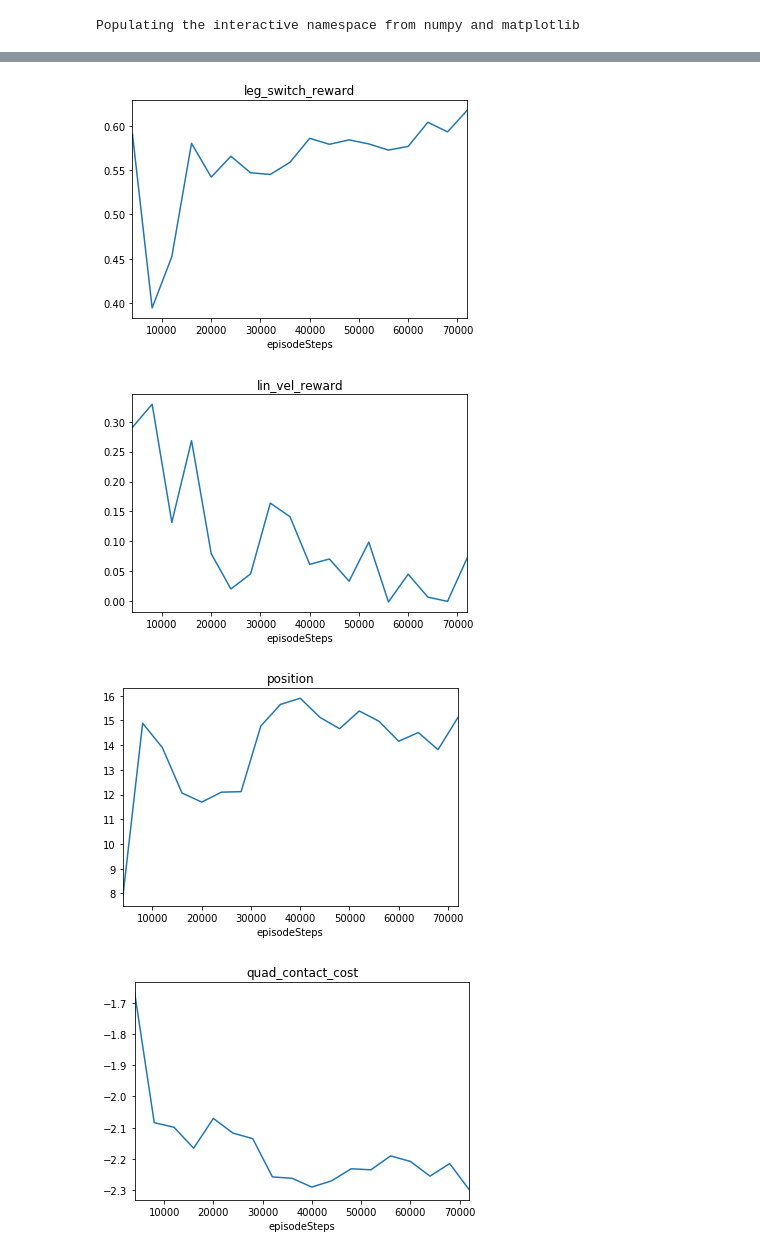
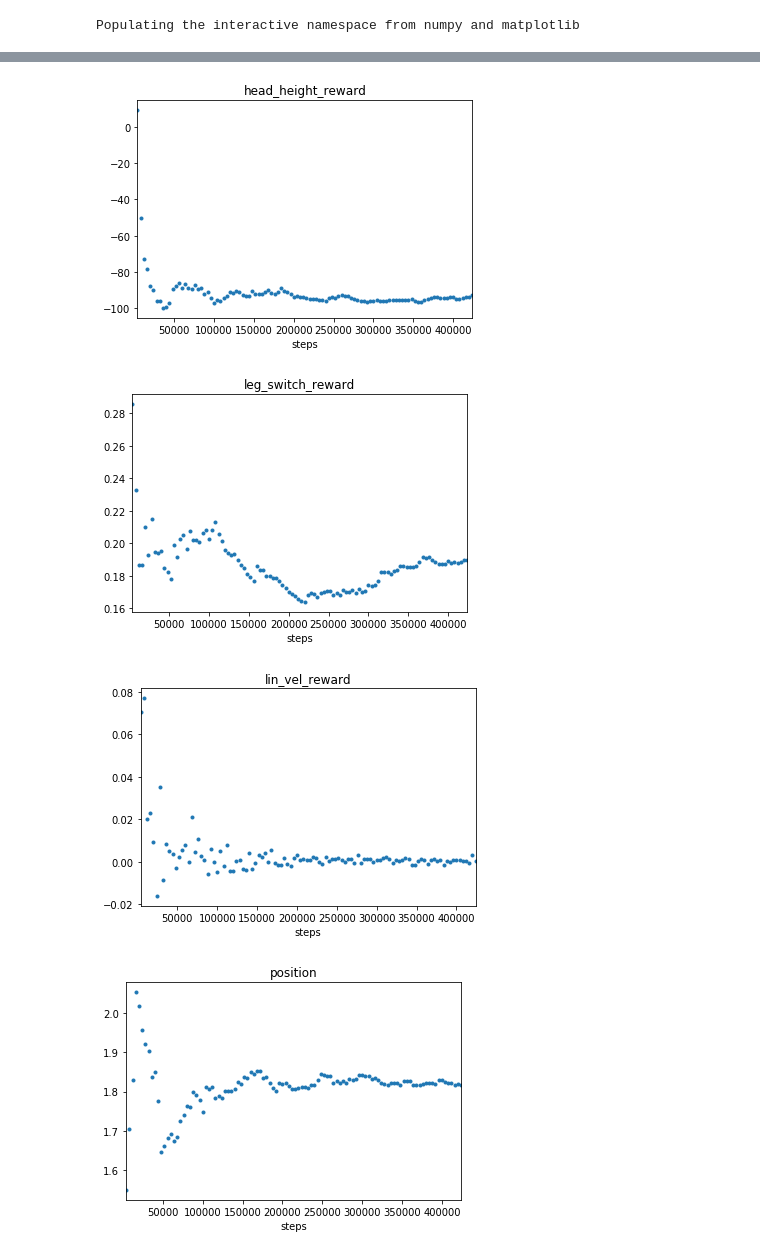
Before and after one commit to wassname/rl_2d_walker.js, a Jupyter notebook: scripts/view_log.ipynb, the cells around one changed output, grey strips where cells are left out. Cells and saved outputs as stored; diff of their text form; code cells hidden in the pictures.

```diff
--- a/scripts/view_log.ipynb
+++ b/scripts/view_log.ipynb
@@ -11,0 +8,3 @@ latest_log
+# %%
+latest_log = sorted(glob.glob('../outputs/*.log'))[-1]
+latest_log
@@ -25,6 +26,6 @@ for line in open(latest_log).readlines():
 #         print(steps, name,val)
 # %%
 df = pd.DataFrame(datas)
-df = df.set_index('episodeSteps')
+df = df.set_index('steps')
 df
 # %% [output]
@@ -54,5 +62,5 @@ df['reward'].plot(title='reward')
 # %%
 for col in df.columns:
-    df[col].plot(title=col)
+    df[col].plot(style='.', title=col)
     plt.show()
 # %% [output]
@@ -66,4 +74,4 @@ for col in df.columns:
-[figure, old version]
+[figure, new version]
-[figure, old version]
+[figure, new version]
-[figure, old version]
+[figure, new version]
-[figure, old version]
+[figure, new version]
```
Also changed, not shown: parts of 7 cells of this notebook, 15 other files.
